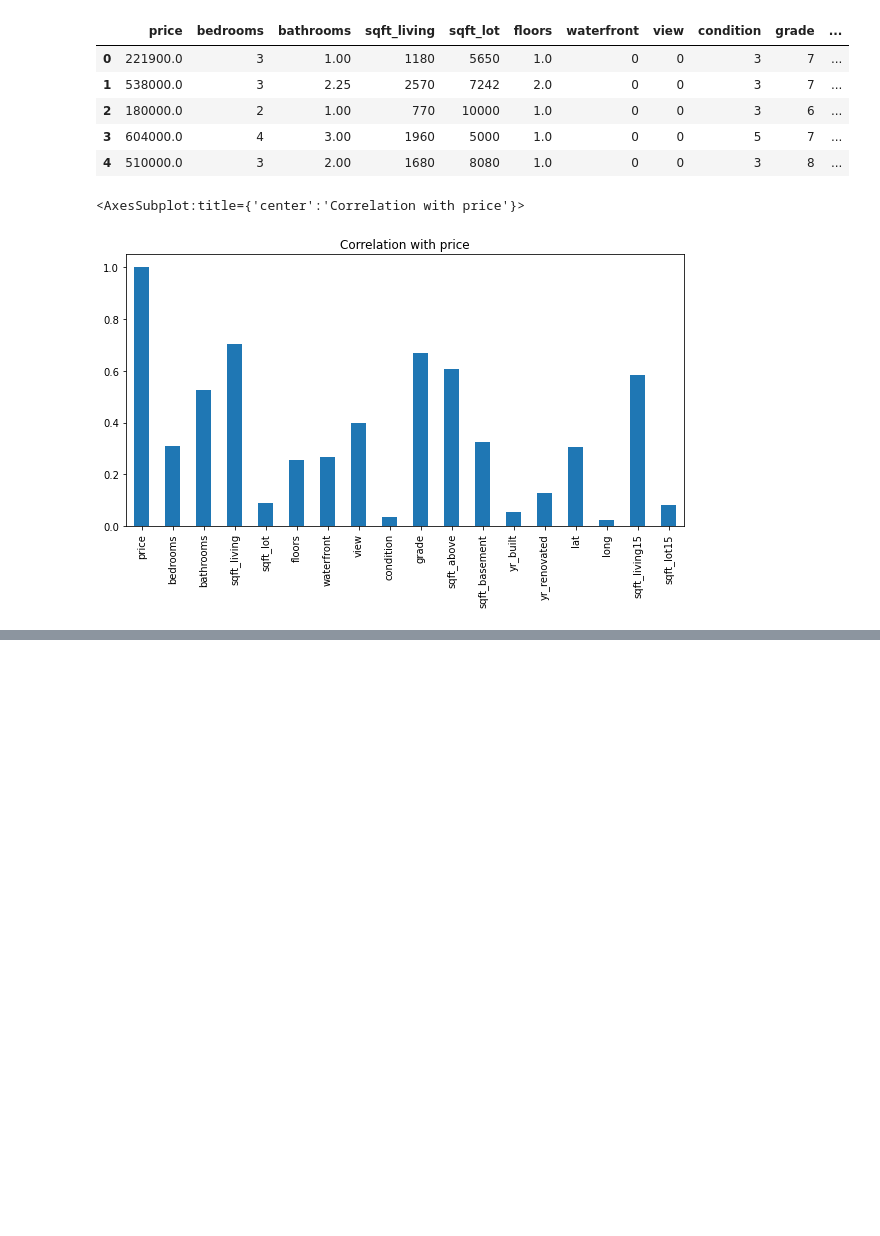
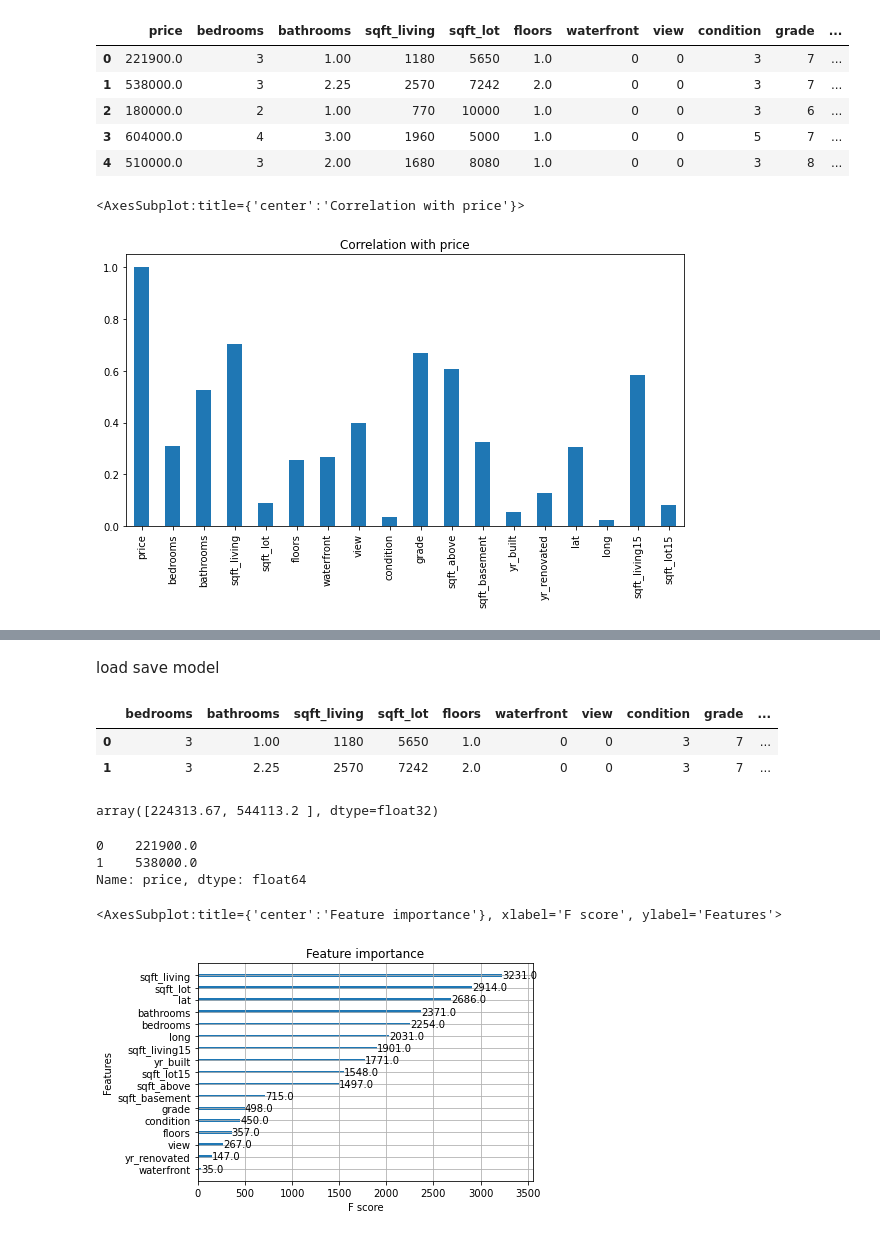
Before and after one commit to aishdiksha/ml_course, a Jupyter notebook: supervised/boosting.ipynb, the cells around one changed output, grey strips where cells are left out. Cells and saved outputs as stored; diff of their text form; code cells hidden in the pictures; blank space fills up the shorter version.

```diff
--- a/supervised/boosting.ipynb
+++ b/supervised/boosting.ipynb
@@ -107,0 +148,14 @@ Current best params: (5, 0.01, 10)
+# %%
+xtrain, xtest, ytrain, ytest = train_test_split(X,y,test_size=.3,random_state=1234)
+# %%
+train_matrix = xgb.DMatrix(xtrain,ytrain)
+test_matrix = xgb.DMatrix(xtest,ytest)
+# %%
+model = xgb.train(
+     params,
+     train_matrix,
+     num_boost_round=500,
+     early_stopping_rounds=5,
+     evals=[(test_matrix,'test')],
+)
+model.save_model('kc_house_model.xgb')
@@ -107,0 +182,2 @@ Current best params: (5, 0.01, 10)
+# %% [markdown]
+load save model
@@ -107,0 +187,16 @@ Current best params: (5, 0.01, 10)
+# %%
+X.head(2)
+# %% [output]
+|  | bedrooms | bathrooms | sqft_living | sqft_lot | floors | waterfront | view | condition | grade | ... |
+| 0 | 3 | 1.00 | 1180 | 5650 | 1.0 | 0 | 0 | 3 | 7 | ... |
+| 1 | 3 | 2.25 | 2570 | 7242 | 2.0 | 0 | 0 | 3 | 7 | ... |
+# %%
+saved_model.predict(xgb.DMatrix(X.head(2)))
+# %% [output]
+array([224313.67, 544113.2 ], dtype=float32)
+# %%
+y[:2]
+# %% [output]
+0    221900.0
+1    538000.0
+Name: price, dtype: float64
@@ -107,0 +205,6 @@ Current best params: (5, 0.01, 10)
+# %%
+#f,a = plt.subplots(figsize=(10,15))
+xgb.plot_importance(model) # tells us which features are important
+# %% [output]
+<AxesSubplot:title={'center':'Feature importance'}, xlabel='F score', ylabel='Features'>
+[figure, added]
```
Also changed, not shown: parts of 13 cells of this notebook, 5 other files.
